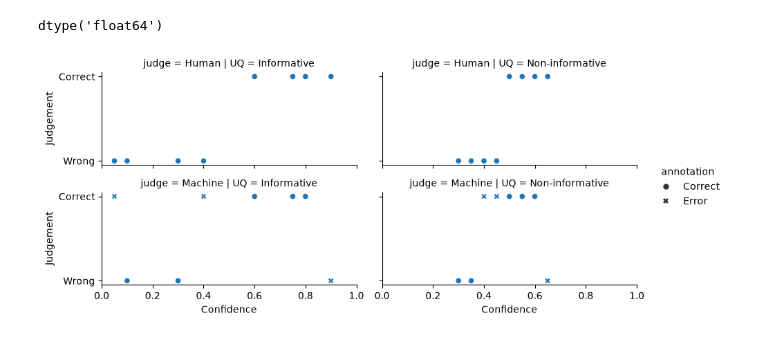
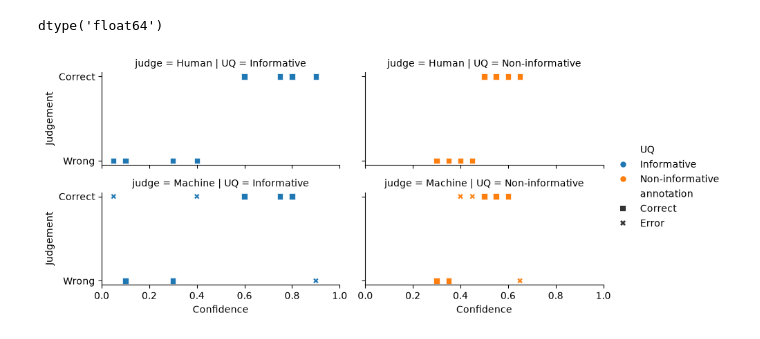
Before and after one commit to probabll/buqeval, a Jupyter notebook: Errors-and-Conf.ipynb, the cells around one changed output. Drawn from its saved outputs; the diff is of its cells as text; code cells hidden in the pictures.

```diff
--- a/Errors-and-Conf.ipynb
+++ b/Errors-and-Conf.ipynb
@@ -56,28 +56,29 @@ dtype('float64')
 # %%
 
 g= sns.relplot(
     df,
     y='label',
     x='confidence',
     # style='label',
-    # hue='UQ',
+    hue='UQ',
     style='annotation',
+    markers={'Correct': 's', 'Error': 'X'},
     row='judge',
     col='UQ',
 )
 for ax in g.axes.flat:
     ax.set_xlim(0.0, 1.0)
     # ax.set_xticks(np.arange(0.0, 1.01, 0.2))
 
 g.fig.set_size_inches(10, 4)
 # g.axes[0,0].set_ylabel("Human judgement")
 # g.axes[1,0].set_ylabel("Machine judgement")
 g.set_ylabels("Judgement")
 g.set_xlabels("Confidence")
 # g.set(yticklabels=["False", "True"])
 _ = g.tight_layout()
 # %% [output]
-[figure, old version]
+[figure, new version]
 # %%
 def draw(
     ground_truth=np.array([0, 0, 0, 0, 1, 1, 1, 1]),
```
Also changed, not shown: parts of 1 cell of this notebook, 4 other files.
